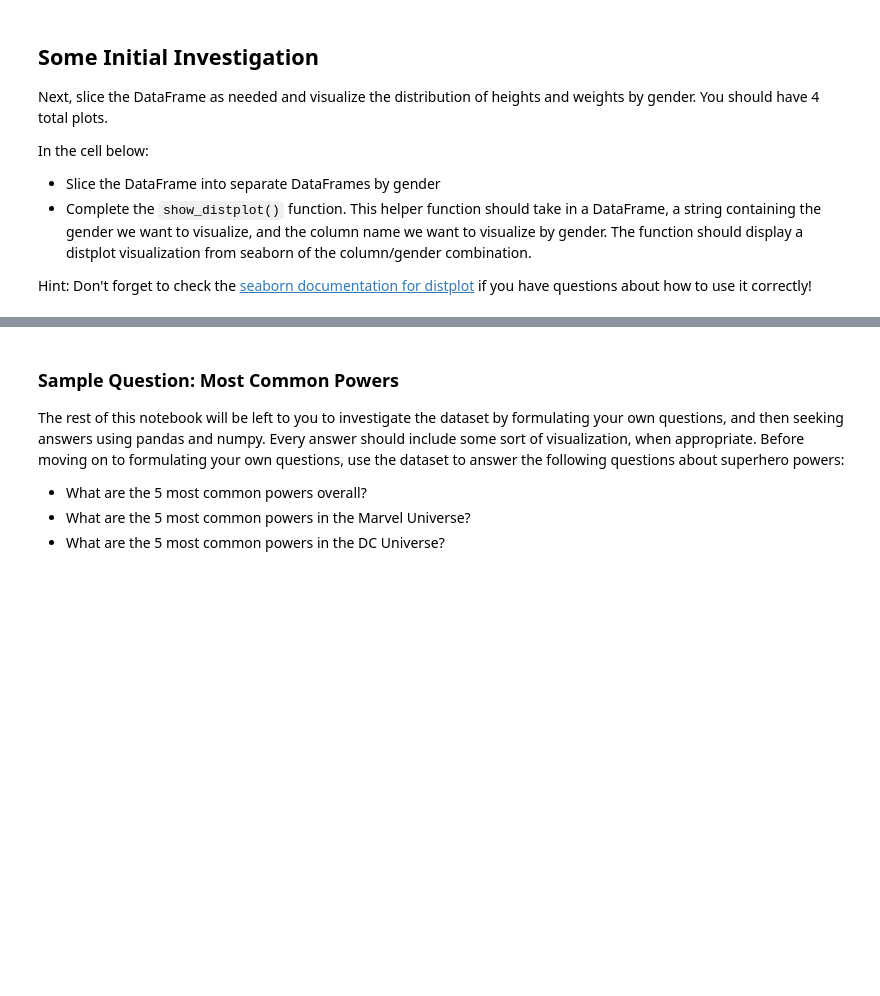
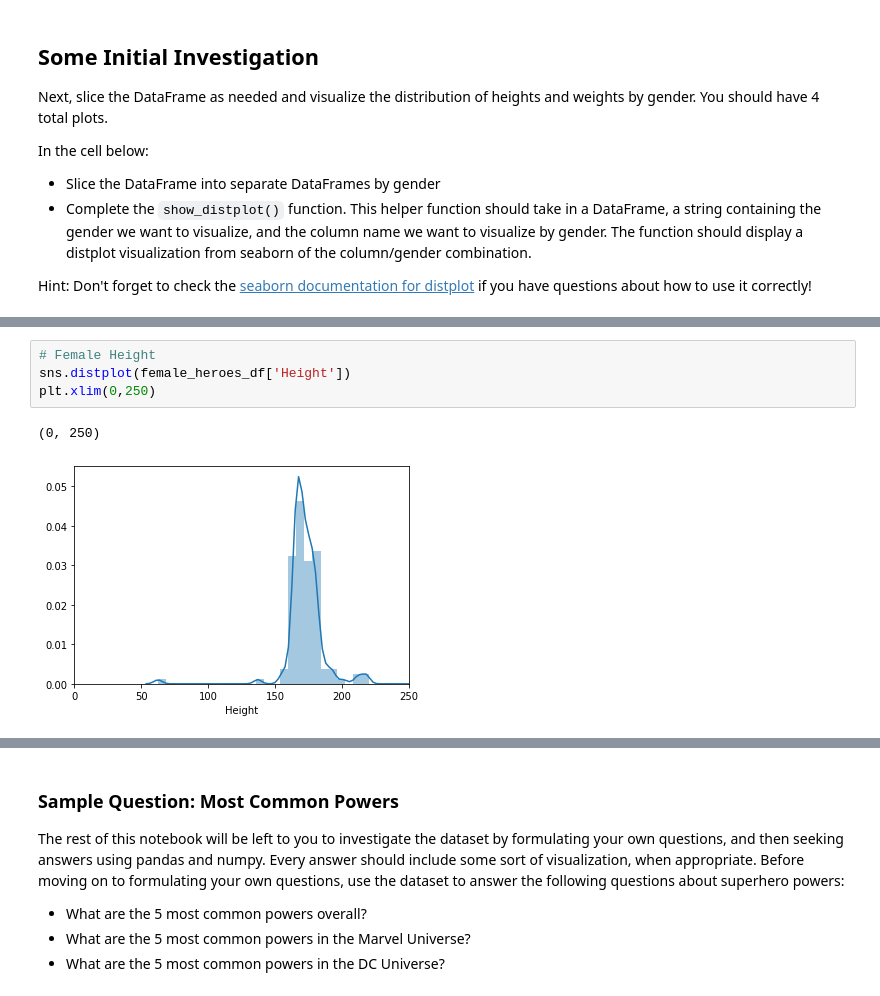
Before and after one commit to akuppan1/dsc-data-cleaning-project-onl01-dtsc-pt-052620, a Jupyter notebook: index.ipynb, the cells around one changed output, grey strips where cells are left out. Cells and saved outputs as stored; diff of their text form; blank space fills up the shorter version.

```diff
--- a/index.ipynb
+++ b/index.ipynb
@@ -434,0 +466,7 @@ def show_distplot(dataframe, gender, column_name):
+# %%
+# Female Height
+sns.distplot(female_heroes_df['Height'])
+plt.xlim(0,250)
+# %% [output]
+(0, 250)
+[figure, added]
```
Also changed, not shown: parts of 14 cells of this notebook.
